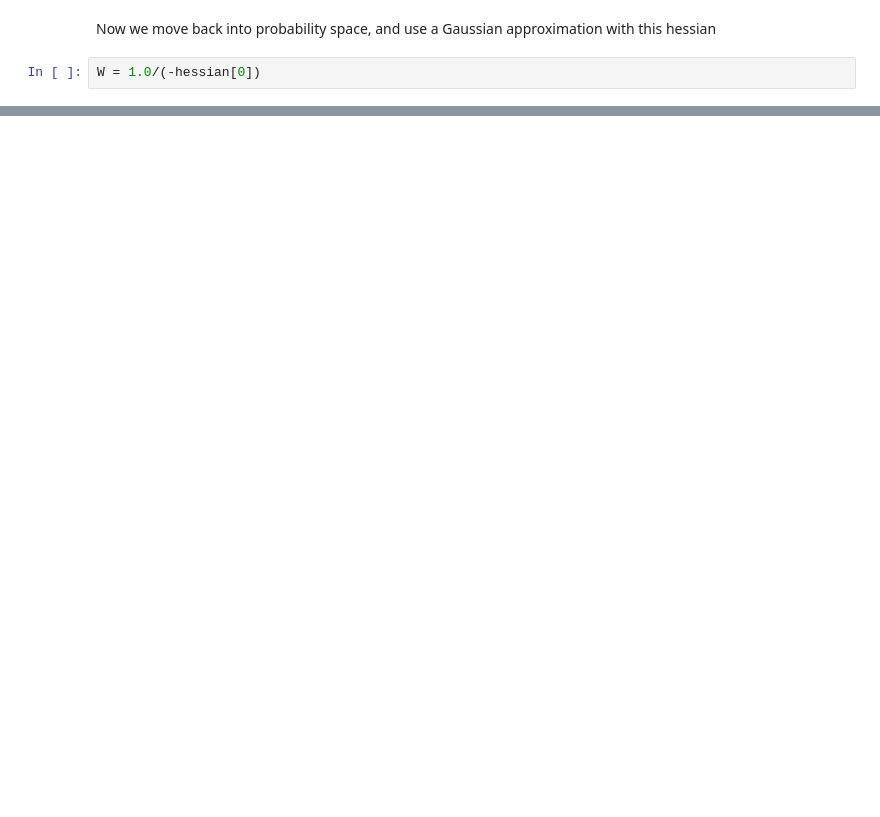
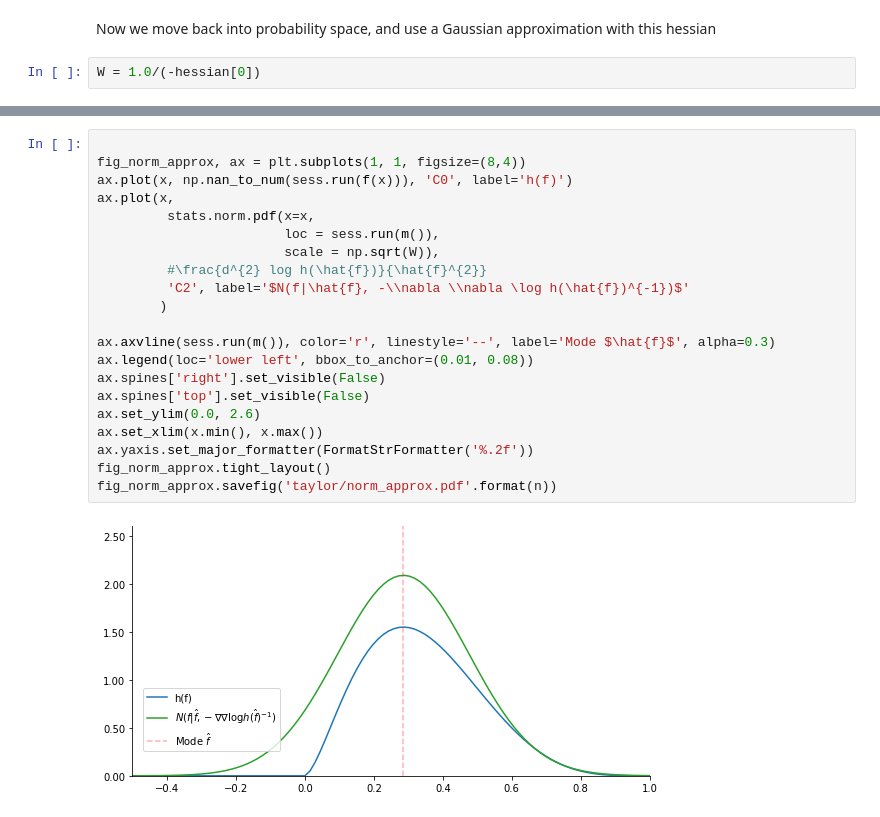
Before and after one commit to alansaul/work-bits, a Jupyter notebook: Presentations/diagrams/Taylor expansion.ipynb, the cells around one changed output, grey strips where cells are left out. Cells and saved outputs as stored; diff of their text form; blank space fills up the shorter version.

```diff
--- a/Presentations/diagrams/Taylor expansion.ipynb
+++ b/Presentations/diagrams/Taylor expansion.ipynb
@@ -140,0 +149,23 @@ fig_norm_approx.savefig('taylor/norm_approx.pdf'.format(n))
+# %%
+
+fig_norm_approx, ax = plt.subplots(1, 1, figsize=(8,4))
+ax.plot(x, np.nan_to_num(sess.run(f(x))), 'C0', label='h(f)')
+ax.plot(x,
+         stats.norm.pdf(x=x,
+                        loc = sess.run(m()),
+                        scale = np.sqrt(W)),
+         #\frac{d^{2} log h(\hat{f})}{\hat{f}^{2}}
+         'C2', label='$N(f|\hat{f}, -\\nabla \\nabla \log h(\hat{f})^{-1})$'
+        )
+
+ax.axvline(sess.run(m()), color='r', linestyle='--', label='Mode $\hat{f}$', alpha=0.3)
+ax.legend(loc='lower left', bbox_to_anchor=(0.01, 0.08))
+ax.spines['right'].set_visible(False)
+ax.spines['top'].set_visible(False)
+ax.set_ylim(0.0, 2.6)
+ax.set_xlim(x.min(), x.max())
+ax.yaxis.set_major_formatter(FormatStrFormatter('%.2f'))
+fig_norm_approx.tight_layout()
+fig_norm_approx.savefig('taylor/norm_approx.pdf'.format(n))
+# %% [output]
+[figure, added]
```
Also changed, not shown: parts of 6 cells of this notebook, 15 other files.
